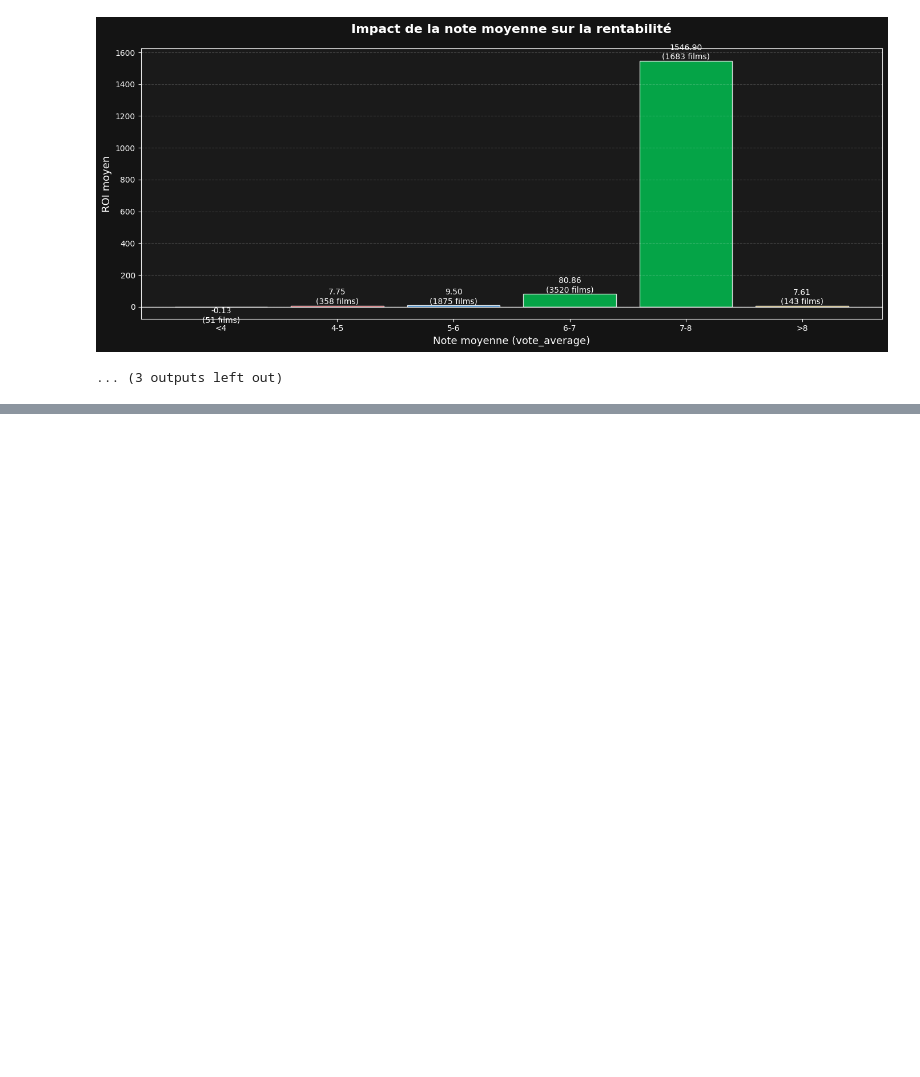
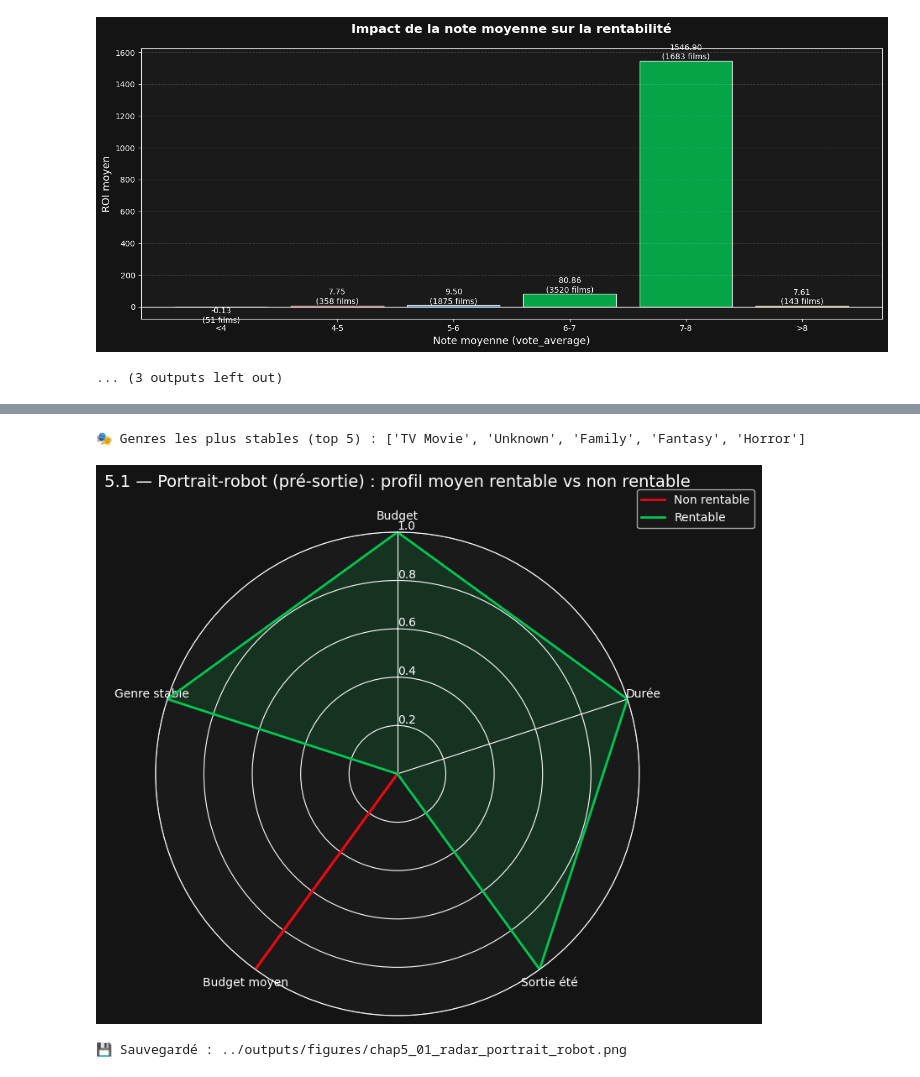
Before and after one commit to Nabintou-FOFANA/movie-profitability-predictor, a Jupyter notebook: notebooks/02_visualizations_static.ipynb, the cells around one changed output, grey strips where cells are left out. Cells and saved outputs as stored; diff of their text form; code cells hidden in the pictures; blank space fills up the shorter version.

```diff
--- a/notebooks/02_visualizations_static.ipynb
+++ b/notebooks/02_visualizations_static.ipynb
@@ -849,0 +1050,80 @@ CHAPITRE 3 : FACTEURS DE SUCCÈS
+# %%
+# ==============================================================================
+# 5.1 — Radar : profil type rentable vs non rentable (pré-sortie)
+# ==============================================================================
+
+# 1) définir "genres plus stables" = top 5 genres par profit_rate (sur tout df5)
+genre_profit = (df5.groupby("main_genre")["is_profitable"].mean()
+                .sort_values(ascending=False))
+safe_genres = genre_profit.head(5).index.tolist()
+print("🎭 Genres les plus stables (top 5) :", safe_genres)
+
+df5["is_safe_genre"] = df5["main_genre"].isin(safe_genres).astype(int)
+df5["is_summer"] = (df5["season"] == "Été").astype(int)
+df5["is_mid_budget"] = (df5["budget_category"] == "Moyen (10-50M)").astype(int)
+
+# 2) calcul des indicateurs par classe (rentable / non)
+profile = (df5.groupby("is_profitable")
+           .agg(
+               budget_mean=("budget_million", "mean"),
+               runtime_mean=("runtime", "mean"),
+               summer_share=("is_summer", "mean"),
+               mid_budget_share=("is_mid_budget", "mean"),
+               safe_genre_share=("is_safe_genre", "mean"),
+           )
+           .reset_index())
+
+# 3) normalisation simple 0-1 (pour radar)
+# (ici OK car on ne met pas de revenue/roi explosifs)
+metrics = ["budget_mean", "runtime_mean", "summer_share", "mid_budget_share", "safe_genre_share"]
+profile_norm = profile.copy()
+for m in metrics:
+    minv, maxv = profile_norm[m].min(), profile_norm[m].max()
+    if maxv - minv == 0:
+        profile_norm[m] = 0.5
+    else:
+        profile_norm[m] = (profile_norm[m] - minv) / (maxv - minv)
+
+# 4) plot radar (matplotlib polar)
+labels = ["Budget", "Durée", "Sortie été", "Budget moyen", "Genre stable"]
+angles = np.linspace(0, 2*np.pi, len(labels), endpoint=False).tolist()
+angles += angles[:1]
+
+def radar_values(row):
+    vals = row[metrics].tolist()
+    vals += vals[:1]
+    return vals
+
+row_non = profile_norm[profile_norm["is_profitable"] == 0].iloc[0]
+row_yes = profile_norm[profile_norm["is_profitable"] == 1].iloc[0]
+
+vals_non = radar_values(row_non)
+vals_yes = radar_values(row_yes)
+
+plt.figure(figsize=(8, 8))
+ax = plt.subplot(111, polar=True)
+ax.set_theta_offset(np.pi / 2)
+ax.set_theta_direction(-1)
+
+ax.set_thetagrids(np.degrees(angles[:-1]), labels)
+ax.set_rlabel_position(0)
+ax.set_ylim(0, 1)
+
+ax.plot(angles, vals_non, linewidth=2, label="Non rentable", color=COLORS["primary"])
+ax.fill(angles, vals_non, alpha=0.15, color=COLORS["primary"])
+
+ax.plot(angles, vals_yes, linewidth=2, label="Rentable", color=COLORS["success"])
+ax.fill(angles, vals_yes, alpha=0.15, color=COLORS["success"])
+
+plt.title("5.1 — Portrait-robot (pré-sortie) : profil moyen rentable vs non rentable", pad=20)
+plt.legend(loc="upper right", bbox_to_anchor=(1.25, 1.10))
+plt.tight_layout()
+
+out_51 = f"{OUT_DIR}/chap5_01_radar_portrait_robot.png"
+plt.savefig(out_51, dpi=300)
+plt.show()
+print("💾 Sauvegardé :", out_51)
+# %% [output]
+🎭 Genres les plus stables (top 5) : ['TV Movie', 'Unknown', 'Family', 'Fantasy', 'Horror']
+[figure, added]
+💾 Sauvegardé : ../outputs/figures/chap5_01_radar_portrait_robot.png
```
Also changed, not shown: parts of 7 cells of this notebook, 1 other file.
